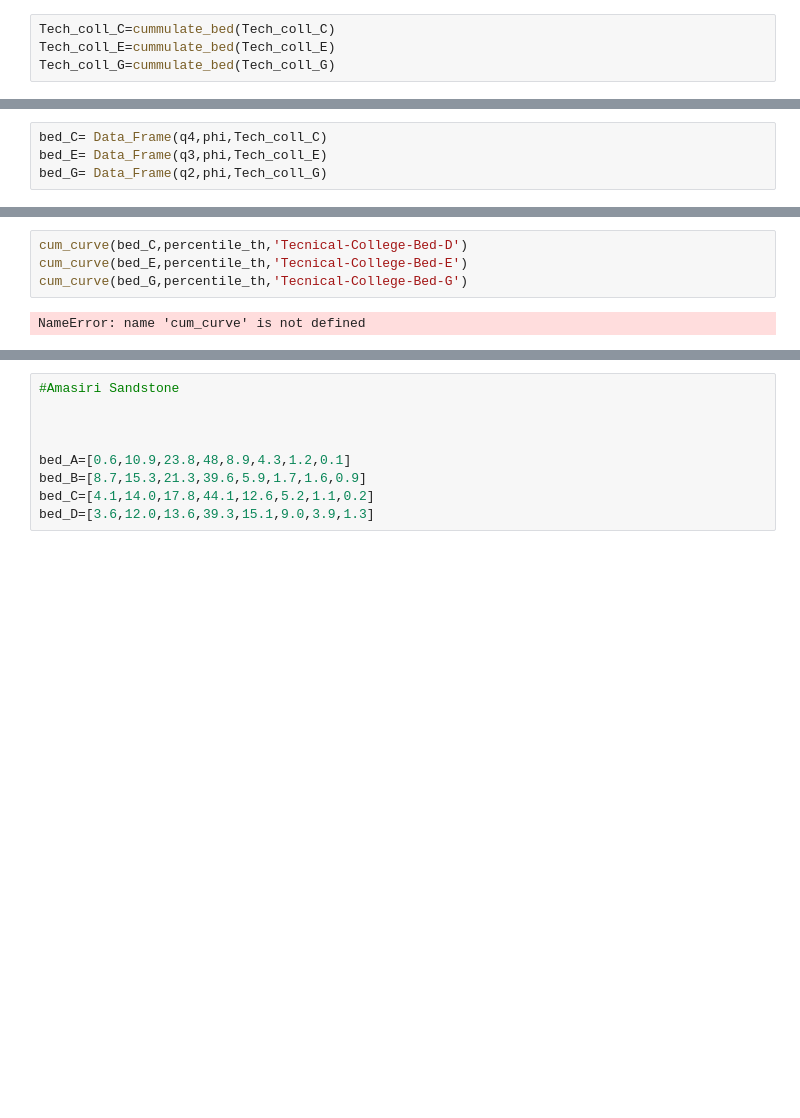
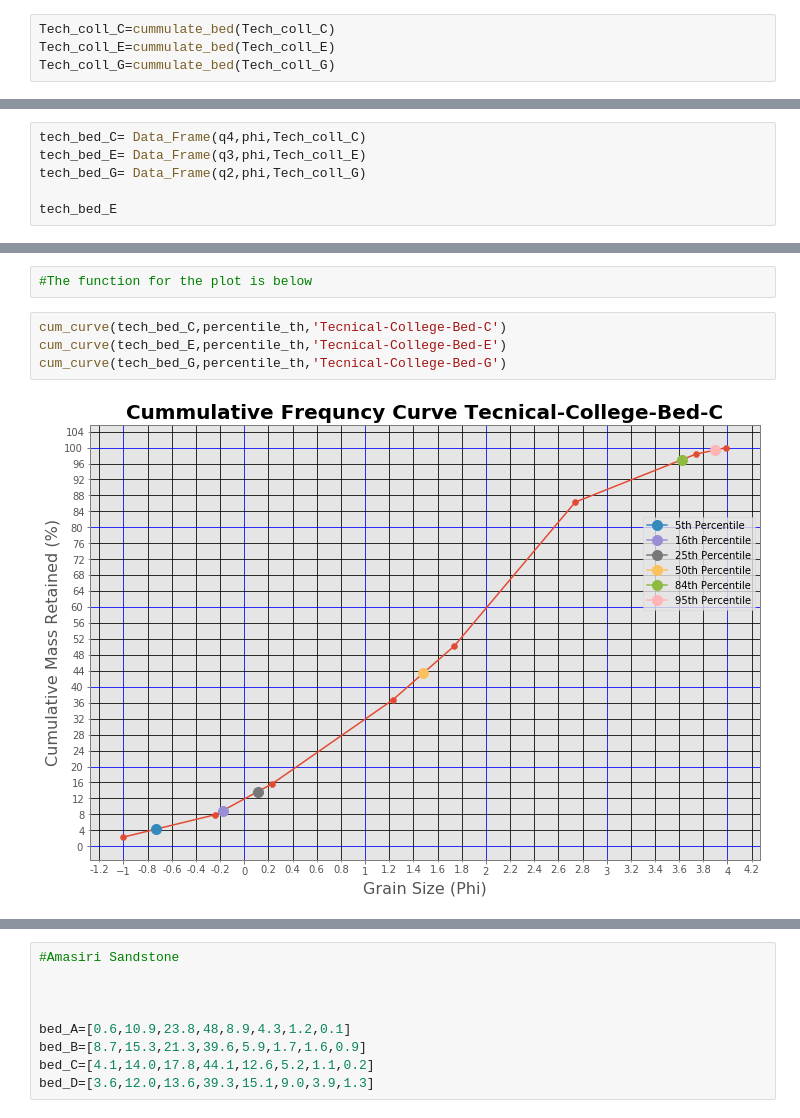
Before and after one commit to philip-kio/SediPack-Notebook, a Jupyter notebook: Project_Notebook.ipynb, the cells around one changed output, grey strips where cells are left out. Saved outputs shown, nothing was run; the diff lists cells and outputs as text; blank space fills up the shorter version.

```diff
--- a/Project_Notebook.ipynb
+++ b/Project_Notebook.ipynb
@@ -188,4 +231,6 @@ x4,z4,q4=percentiles(Tech_coll_C)
 # %%
-bed_C= Data_Frame(q4,phi,Tech_coll_C)
-bed_E= Data_Frame(q3,phi,Tech_coll_E)
-bed_G= Data_Frame(q2,phi,Tech_coll_G)
+tech_bed_C= Data_Frame(q4,phi,Tech_coll_C)
+tech_bed_E= Data_Frame(q3,phi,Tech_coll_E)
+tech_bed_G= Data_Frame(q2,phi,Tech_coll_G)
+
+tech_bed_E
@@ -192,6 +259,8 @@ bed_G= Data_Frame(q2,phi,Tech_coll_G)
+# %%
+#The function for the plot is below
 # %%
-cum_curve(bed_C,percentile_th,'Tecnical-College-Bed-D')
-cum_curve(bed_E,percentile_th,'Tecnical-College-Bed-E')
-cum_curve(bed_G,percentile_th,'Tecnical-College-Bed-G')
+cum_curve(tech_bed_C,percentile_th,'Tecnical-College-Bed-C')
+cum_curve(tech_bed_E,percentile_th,'Tecnical-College-Bed-E')
+cum_curve(tech_bed_G,percentile_th,'Tecnical-College-Bed-G')
 # %% [output]
-NameError: name 'cum_curve' is not defined
+[figure, added]
```
Also changed, not shown: parts of 74 cells of this notebook.
